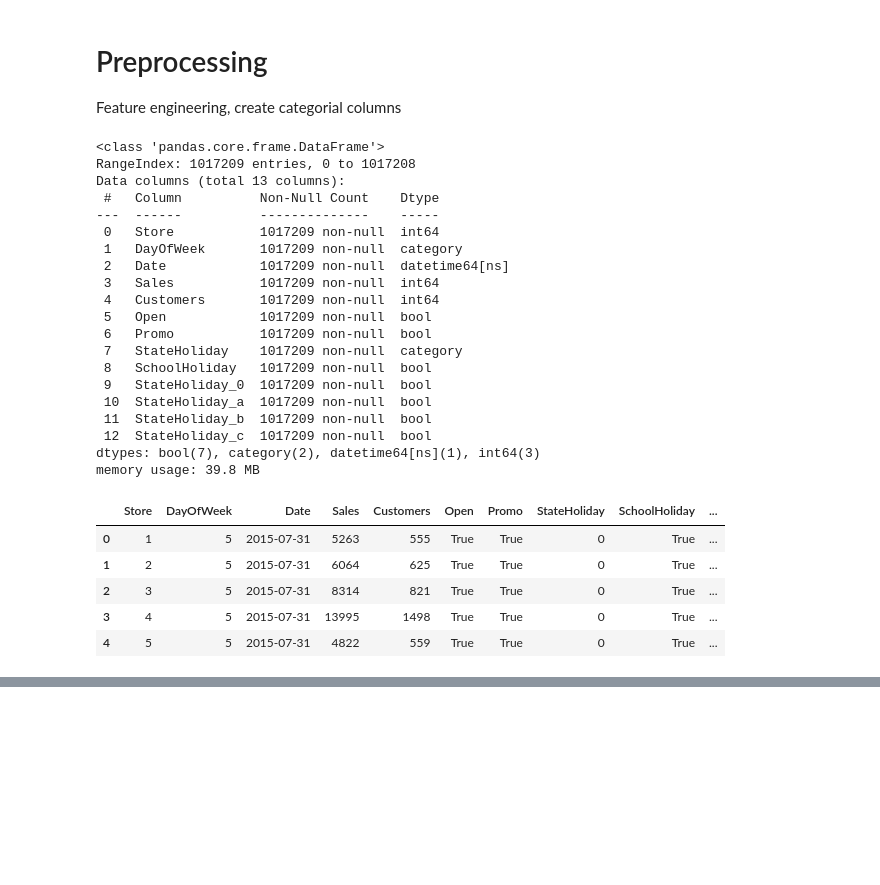
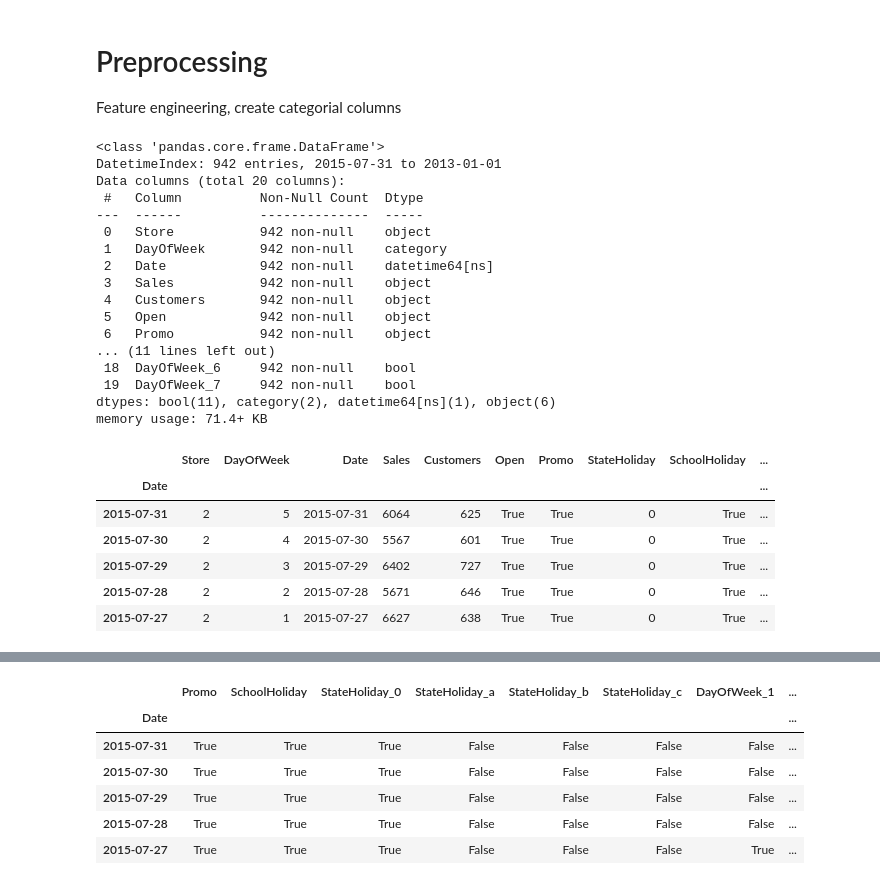
Before and after one commit to bruennijs/kaggle_rossmann_sales, a Jupyter notebook: linear_daily.ipynb, the cells around one changed output, grey strips where cells are left out. Saved outputs shown, nothing was run; the diff lists cells and outputs as text; code cells hidden in the pictures; blank space fills up the shorter version.

```diff
--- a/linear_daily.ipynb
+++ b/linear_daily.ipynb
@@ -78,48 +78,67 @@ Feature engineering, create categorial columns
 # %%
 import pandas as pd
 from pandas import DataFrame
 
 from IPython.core.interactiveshell import InteractiveShell
 InteractiveShell.ast_node_interactivity = "all"
 
 df_train: DataFrame = pd.read_csv('./input/train.csv', parse_dates=['Date'], dtype={'StateHoliday': str, 'Open': bool, 'Promo': bool, 'SchoolHoliday': bool})
 
+# get data for one store
+df_train = df_train.groupby(by='Store').get_group(2).set_index('Date')
 # FEATURE ENGINEERING
 ## StateHoliday -> categorial
 df_train['StateHoliday'] = df_train['StateHoliday'].astype('category')
-#df_train.groupby(by=['StateHoliday']).get_group('a').describe()
 ## StateHoliday -> dummy variable
 df_train = pd.concat([df_train, pd.get_dummies(df_train['StateHoliday'], prefix='StateHoliday', dtype=bool)], axis=1)
+#df_train.groupby(by=['StateHoliday']).get_group('a')
 
-## StateHoliday -> categorial
+## Day of week -> categorial
 df_train['DayOfWeek'] = df_train['DayOfWeek'].astype('category')
+df_train = pd.concat([df_train, pd.get_dummies(df_train['DayOfWeek'], prefix='DayOfWeek', dtype=bool)], axis=1)
 
 df_train.info()
 df_train.head(5)
+
+X = df_train[['Promo',
+              'SchoolHoliday',
+              'StateHoliday_0',
+              'StateHoliday_a',
+              'StateHoliday_b',
+              'StateHoliday_c',
+              'DayOfWeek_1',
+              'DayOfWeek_2',
+              'DayOfWeek_3',
+              'DayOfWeek_4',
+              'DayOfWeek_5',
+              'DayOfWeek_6',
+              'DayOfWeek_7']]
+Y = df_train['Sales']
+
+X.info()
+X.head(5)
 # %% [output]
 <class 'pandas.core.frame.DataFrame'>
-RangeIndex: 1017209 entries, 0 to 1017208
-Data columns (total 13 columns):
- #   Column          Non-Null Count    Dtype
----  ------          --------------    -----
- 0   Store           1017209 non-null  int64
- 1   DayOfWeek       1017209 non-null  category
- 2   Date            1017209 non-null  datetime64[ns]
- 3   Sales           1017209 non-null  int64
- 4   Customers       1017209 non-null  int64
- 5   Open            1017209 non-null  bool
- 6   Promo           1017209 non-null  bool
- 7   StateHoliday    1017209 non-null  category
- 8   SchoolHoliday   1017209 non-null  bool
- 9   StateHoliday_0  1017209 non-null  bool
- 10  StateHoliday_a  1017209 non-null  bool
- 11  StateHoliday_b  1017209 non-null  bool
- 12  StateHoliday_c  1017209 non-null  bool
-dtypes: bool(7), category(2), datetime64[ns](1), int64(3)
-memory usage: 39.8 MB
+DatetimeIndex: 942 entries, 2015-07-31 to 2013-01-01
+Data columns (total 20 columns):
+ #   Column          Non-Null Count  Dtype
+---  ------          --------------  -----
+ 0   Store           942 non-null    object
+ 1   DayOfWeek       942 non-null    category
+ 2   Date            942 non-null    datetime64[ns]
+ 3   Sales           942 non-null    object
+ 4   Customers       942 non-null    object
+ 5   Open            942 non-null    object
+ 6   Promo           942 non-null    object
+... (11 lines left out)
+ 18  DayOfWeek_6     942 non-null    bool
+ 19  DayOfWeek_7     942 non-null    bool
+dtypes: bool(11), category(2), datetime64[ns](1), object(6)
+memory usage: 71.4+ KB
 |  | Store | DayOfWeek | Date | Sales | Customers | Open | Promo | StateHoliday | SchoolHoliday | ... |
-| 0 | 1 | 5 | 2015-07-31 | 5263 | 555 | True | True | 0 | True | ... |
-| 1 | 2 | 5 | 2015-07-31 | 6064 | 625 | True | True | 0 | True | ... |
-| 2 | 3 | 5 | 2015-07-31 | 8314 | 821 | True | True | 0 | True | ... |
-| 3 | 4 | 5 | 2015-07-31 | 13995 | 1498 | True | True | 0 | True | ... |
-| 4 | 5 | 5 | 2015-07-31 | 4822 | 559 | True | True | 0 | True | ... |
+| Date |  |  |  |  |  |  |  |  |  | ... |
+| 2015-07-31 | 2 | 5 | 2015-07-31 | 6064 | 625 | True | True | 0 | True | ... |
+| 2015-07-30 | 2 | 4 | 2015-07-30 | 5567 | 601 | True | True | 0 | True | ... |
+| 2015-07-29 | 2 | 3 | 2015-07-29 | 6402 | 727 | True | True | 0 | True | ... |
+| 2015-07-28 | 2 | 2 | 2015-07-28 | 5671 | 646 | True | True | 0 | True | ... |
+| 2015-07-27 | 2 | 1 | 2015-07-27 | 6627 | 638 | True | True | 0 | True | ... |
@@ -125,0 +165,7 @@ memory usage: 39.8 MB
+|  | Promo | SchoolHoliday | StateHoliday_0 | StateHoliday_a | StateHoliday_b | StateHoliday_c | DayOfWeek_1 | ... |
+| Date |  |  |  |  |  |  |  | ... |
+| 2015-07-31 | True | True | True | False | False | False | False | ... |
+| 2015-07-30 | True | True | True | False | False | False | False | ... |
+| 2015-07-29 | True | True | True | False | False | False | False | ... |
+| 2015-07-28 | True | True | True | False | False | False | False | ... |
+| 2015-07-27 | True | True | True | False | False | False | True | ... |
```
Also changed, not shown: parts of 6 cells of this notebook, 2 other files.
